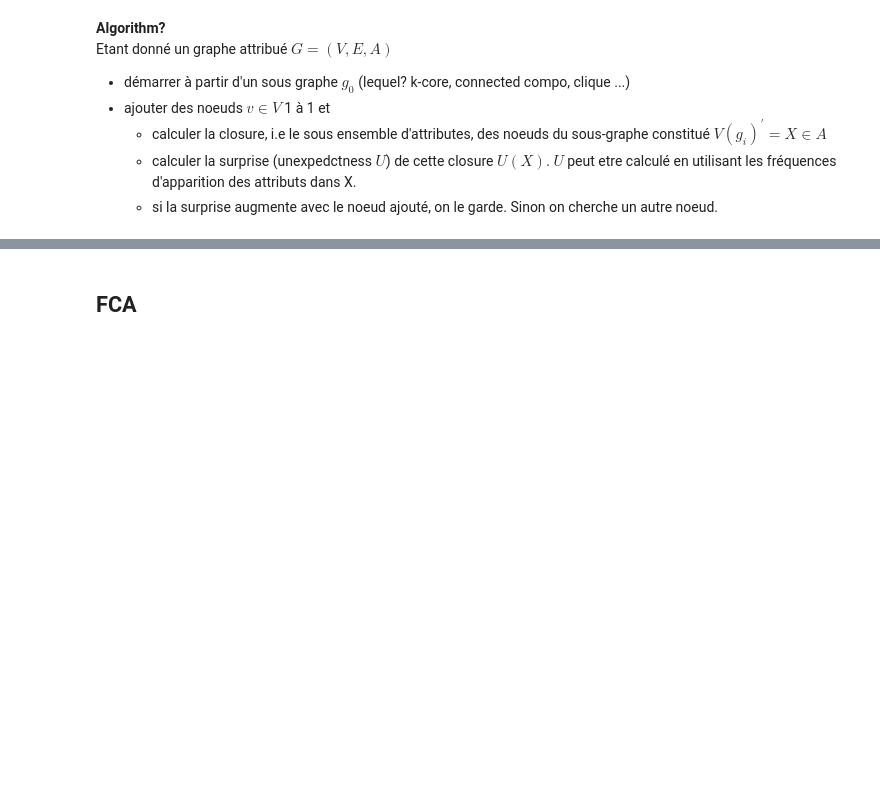
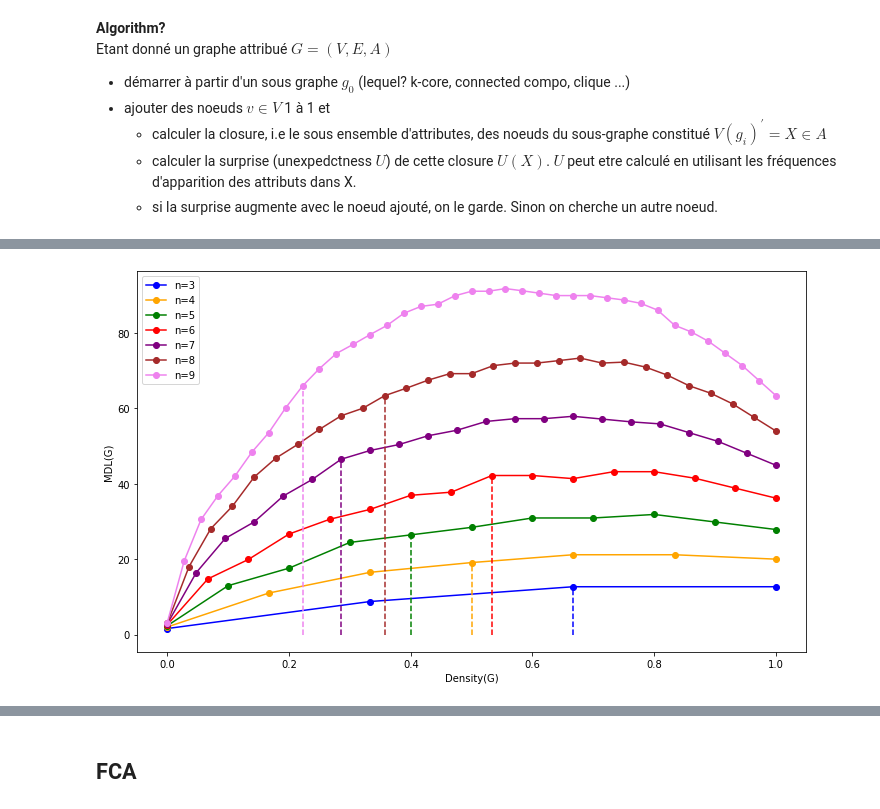
Before and after one commit to Co-MEG/CoMEG, a Jupyter notebook: notebooks/interst_pattern_mining.ipynb, the cells around one changed output, grey strips where cells are left out. Drawn from its saved outputs; the diff is of its cells as text; code cells hidden in the pictures; blank space fills up the shorter version.

```diff
--- a/notebooks/interst_pattern_mining.ipynb
+++ b/notebooks/interst_pattern_mining.ipynb
@@ -156,0 +161,58 @@ Etant donné un graphe attribué $G=(V, E, A)$
+# %%
+from scipy import special
+
+def mdl_graph(adjacency):
+    n = adjacency.shape[0]
+
+    # density
+    d = np.sum(adjacency) / (n * (n - 1))
+
+    # nodes
+    nodes_mdl = np.log2(n)
+
+    # edges
+    degrees = adjacency.dot(np.ones(n))
+    max_degree = np.max(degrees)
+    edges_mdl = (n + 1) * np.log2(max_degree + 1) + np.sum([np.log2(special.comb(n, deg)) for deg in degrees])
+
+    return (nodes_mdl + edges_mdl)
+# %%
+from itertools import combinations
+from sknetwork.topology import is_connected
+
+fig, ax = plt.subplots(1, 1, figsize=(12, 7))
+colors = ['blue', 'orange', 'green', 'red', 'purple', 'brown', 'violet']
+conns = []
+sizes = np.arange(3, 10)
+for i, k in enumerate(sizes):
+    plotted = False
+    n = k
+
+    edges = list(combinations(range(n), 2))
+    A = np.zeros((n, n))
+
+    dens = [0]
+    mdls = [mdl_graph(A)]
+
+    while len(edges) > 0:
+        idx = np.random.choice(len(edges), 1)[0]
+        A[edges[idx]] = 1
+        A[tuple(reversed(edges[idx]))] = 1
+        m = A.sum()
+        density = ( m) / (n * (n - 1))
+        dens.append(density)
+        mdl = mdl_graph(A)
+        mdls.append(mdl)
+        edges.pop(idx)
+        conn = is_connected(A)
+        conns.append(conn)
+        if conn and not plotted:
+            plt.vlines(x=density, ymin=0, ymax=mdl, color=colors[i], linestyle='--')
+            plotted = True
+
+    plt.plot(dens, mdls, marker='o', label=f'n={n}', color=colors[i])
+    plt.xlabel('Density(G)')
+    plt.ylabel('MDL(G)')
+    plt.legend();
+# %% [output]
+[figure, added]
```
Also changed, not shown: parts of 35 cells of this notebook, 1 other file.
